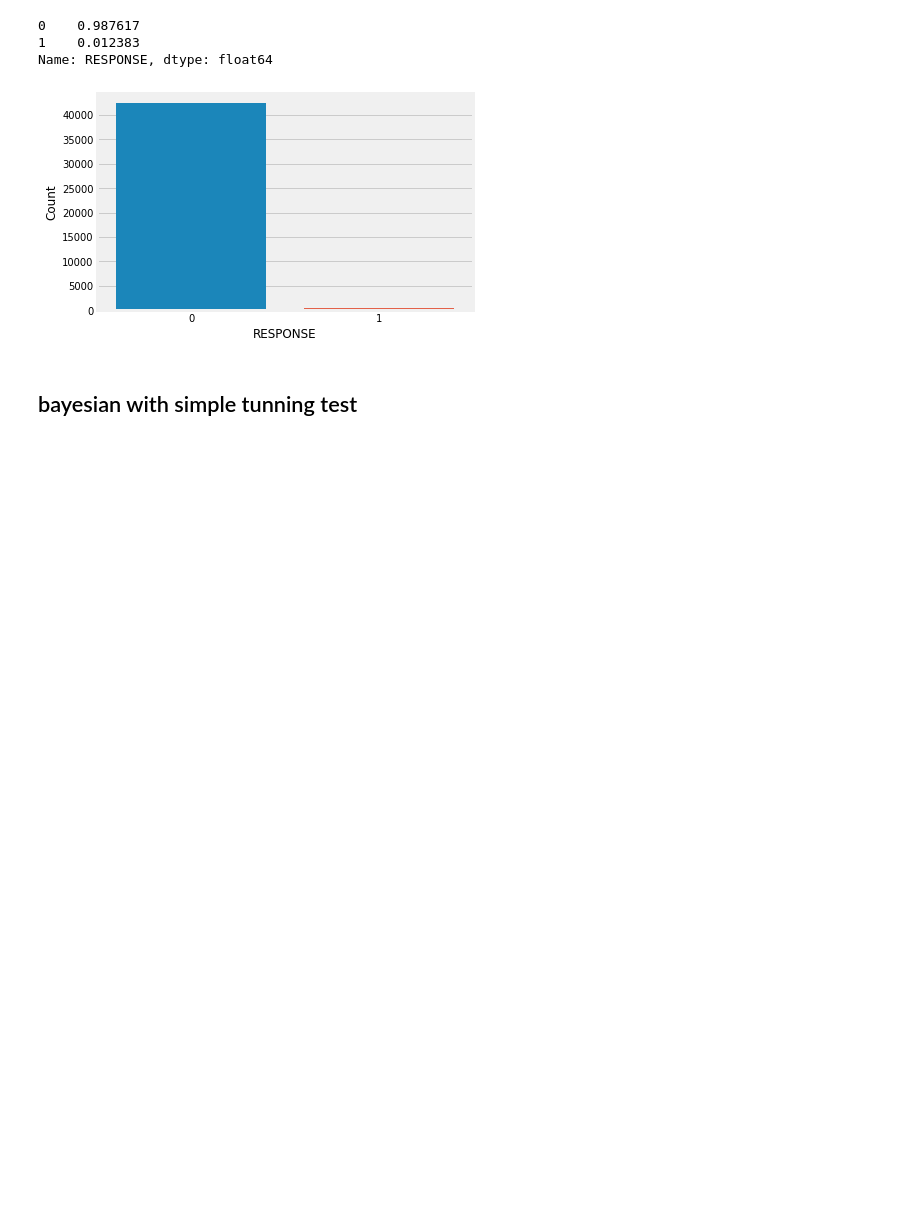
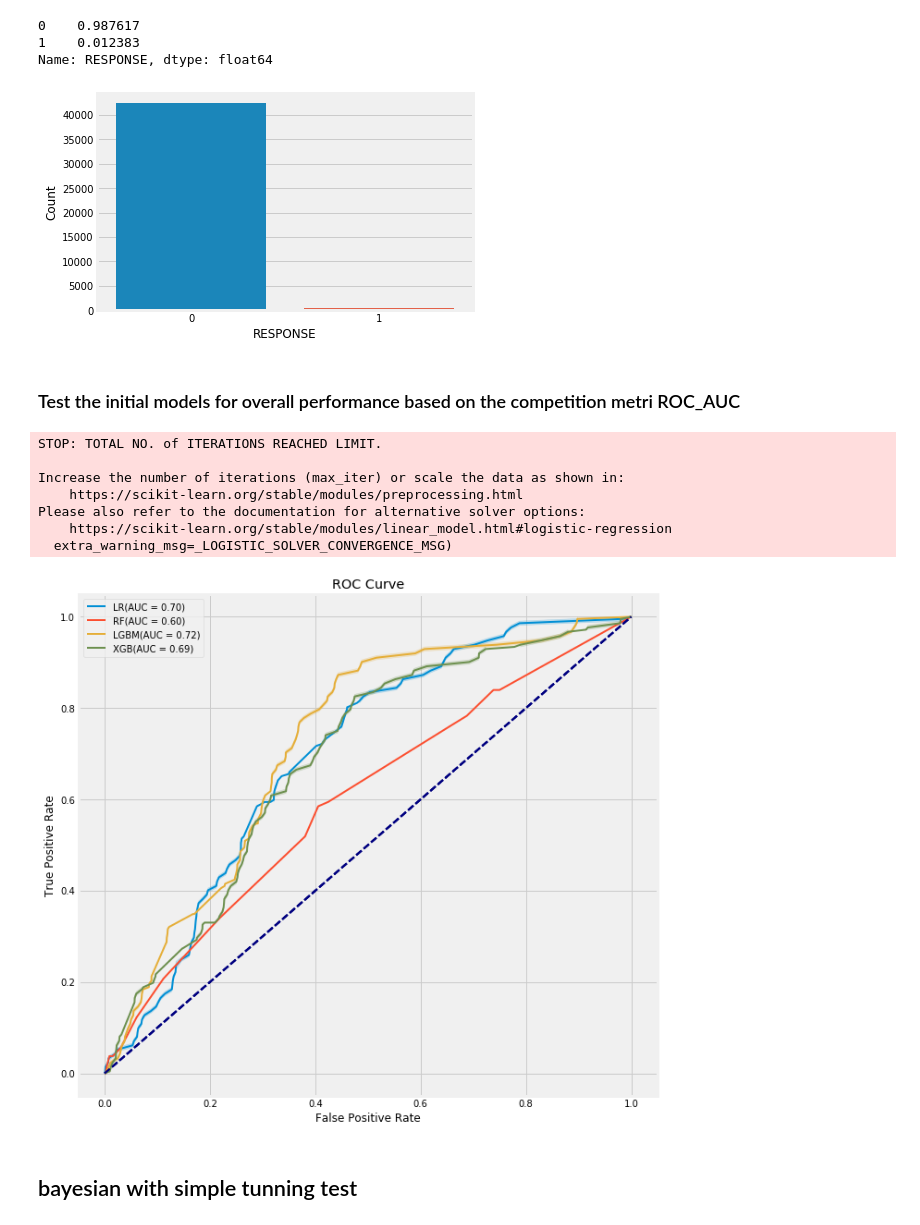
Before and after one commit to meysamhadigheh/Udacity-Arvato-Capstone-Project, a Jupyter notebook: 2_Supervised Learning Model and Kaggle.ipynb, the cells around one changed output. Cells and saved outputs as stored; diff of their text form; code cells hidden in the pictures; blank space fills up the shorter version.

Commit message:
Test the initial models for overall performance

```diff
--- a/2_Supervised Learning Model and Kaggle.ipynb
+++ b/2_Supervised Learning Model and Kaggle.ipynb
@@ -121,6 +121,30 @@ print(y.value_counts()/y.count())
 1    0.012383
 Name: RESPONSE, dtype: float64
 [figure]
+# %% [markdown]
+
+### Test the initial models for overall performance based on the competition metri ROC_AUC
+# %%
+#create list of models with default hyerparameters using models with capability for probabilistic prediction
+model_list = {'LR':LogisticRegression(), 'RF' : RandomForestClassifier(),'LGBM':  LGBMClassifier(), 'XGB':  XGBClassifier()}
+
+#loop through the models and evaluate basic performance
+fig = plt.figure(figsize = (10,10))
+for keys in model_list:
+    #plot series
+    pipeline = Pipeline([('impute', SimpleImputer(strategy= 'constant', fill_value = -1)),('scale', StandardScaler()),  ('clf', model_list[keys])])
+    plot_roc(pipeline,X, y, keys)
+
+plt.show()
+# %% [output]
+STOP: TOTAL NO. of ITERATIONS REACHED LIMIT.
+
+Increase the number of iterations (max_iter) or scale the data as shown in:
+    https://scikit-learn.org/stable/modules/preprocessing.html
+Please also refer to the documentation for alternative solver options:
+    https://scikit-learn.org/stable/modules/linear_model.html#logistic-regression
+  extra_warning_msg=_LOGISTIC_SOLVER_CONVERGENCE_MSG)
+[figure, added]
 # %% [markdown]
 ## bayesian with simple tunning test
 # %%
```
